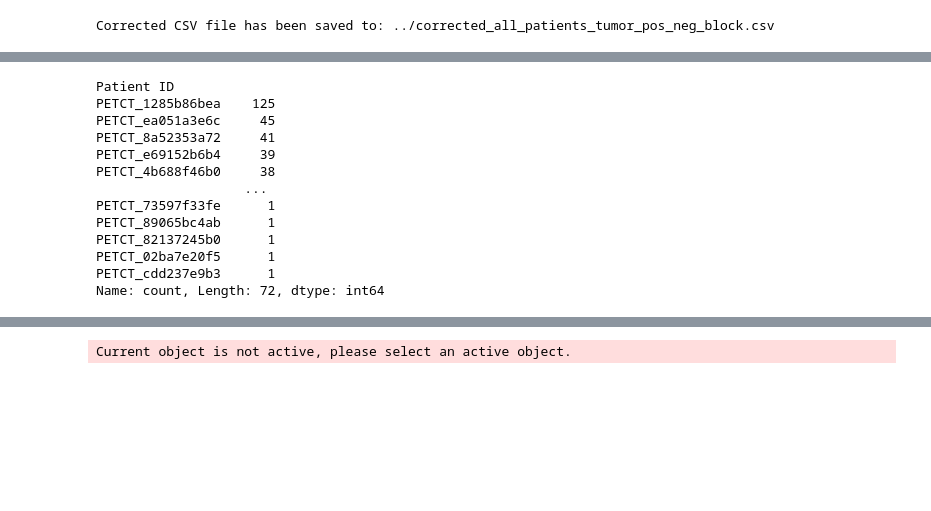
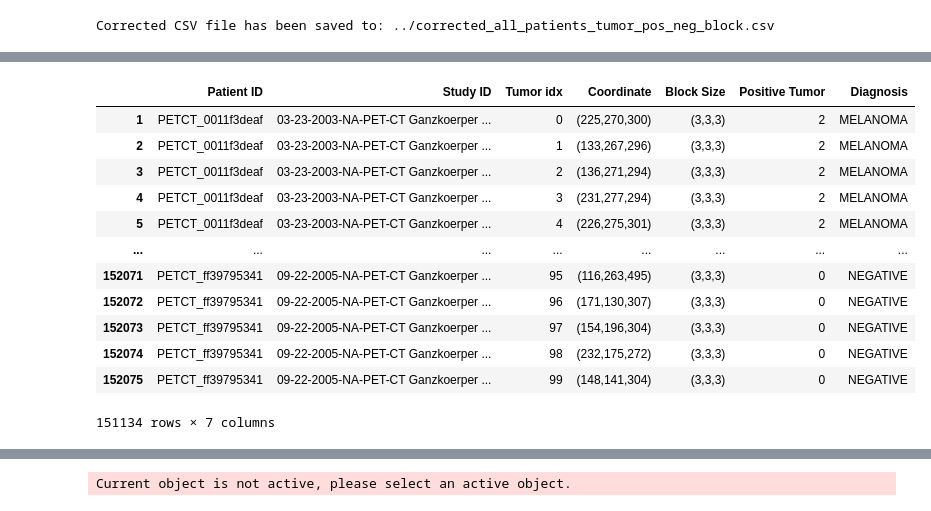
Before and after one commit to WenyuanChen1326/IBM_Tumor_Project, a Jupyter notebook: Data_Preprocess/process_tumor_block_csv.ipynb, the cells around one changed output, grey strips where cells are left out. Drawn from its saved outputs; the diff is of its cells as text; code cells hidden in the pictures; blank space fills up the shorter version.

```diff
--- a/Data_Preprocess/process_tumor_block_csv.ipynb
+++ b/Data_Preprocess/process_tumor_block_csv.ipynb
@@ -137,18 +142 @@ Positive Tumor
 Name: count, dtype: int64
-# %%
-positive_block_df = raw_df[raw_df['Positive Tumor'] == 1]
-positive_block_df['Patient ID'].value_counts()
-# %% [output]
-Patient ID
-PETCT_1285b86bea    125
-PETCT_ea051a3e6c     45
-PETCT_8a52353a72     41
-PETCT_e69152b6b4     39
-PETCT_4b688f46b0     38
-                   ...
-PETCT_73597f33fe      1
-PETCT_89065bc4ab      1
-PETCT_82137245b0      1
-PETCT_02ba7e20f5      1
-PETCT_cdd237e9b3      1
-Name: count, Length: 72, dtype: int64
@@ -155 +145,17 @@ Name: count, Length: 72, dtype: int64
+# %%
+remove_all_0s
+# %% [output]
+|  | Patient ID | Study ID | Tumor idx | Coordinate | Block Size | Positive Tumor | Diagnosis |
+| 1 | PETCT_0011f3deaf | 03-23-2003-NA-PET-CT Ganzkoerper ... | 0 | (225,270,300) | (3,3,3) | 2 | MELANOMA |
+| 2 | PETCT_0011f3deaf | 03-23-2003-NA-PET-CT Ganzkoerper ... | 1 | (133,267,296) | (3,3,3) | 2 | MELANOMA |
+| 3 | PETCT_0011f3deaf | 03-23-2003-NA-PET-CT Ganzkoerper ... | 2 | (136,271,294) | (3,3,3) | 2 | MELANOMA |
+| 4 | PETCT_0011f3deaf | 03-23-2003-NA-PET-CT Ganzkoerper ... | 3 | (231,277,294) | (3,3,3) | 2 | MELANOMA |
+| 5 | PETCT_0011f3deaf | 03-23-2003-NA-PET-CT Ganzkoerper ... | 4 | (226,275,301) | (3,3,3) | 2 | MELANOMA |
+| ... | ... | ... | ... | ... | ... | ... | ... |
+| 152071 | PETCT_ff39795341 | 09-22-2005-NA-PET-CT Ganzkoerper ... | 95 | (116,263,495) | (3,3,3) | 0 | NEGATIVE |
+| 152072 | PETCT_ff39795341 | 09-22-2005-NA-PET-CT Ganzkoerper ... | 96 | (171,130,307) | (3,3,3) | 0 | NEGATIVE |
+| 152073 | PETCT_ff39795341 | 09-22-2005-NA-PET-CT Ganzkoerper ... | 97 | (154,196,304) | (3,3,3) | 0 | NEGATIVE |
+| 152074 | PETCT_ff39795341 | 09-22-2005-NA-PET-CT Ganzkoerper ... | 98 | (232,175,272) | (3,3,3) | 0 | NEGATIVE |
+| 152075 | PETCT_ff39795341 | 09-22-2005-NA-PET-CT Ganzkoerper ... | 99 | (148,141,304) | (3,3,3) | 0 | NEGATIVE |
+151134 rows × 7 columns
 # %%
```
Also changed, not shown: parts of 15 cells of this notebook, 8 other files.
